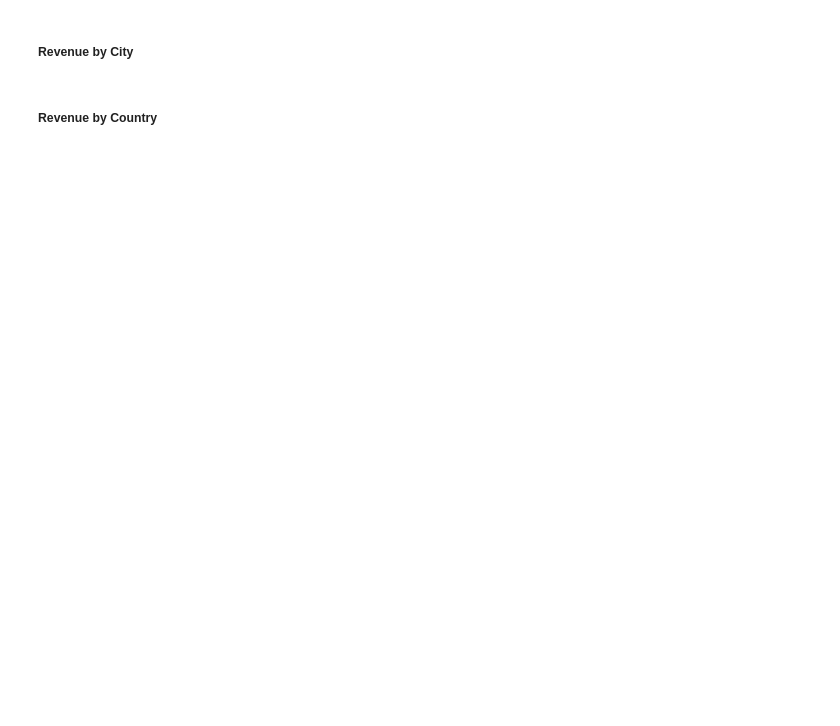
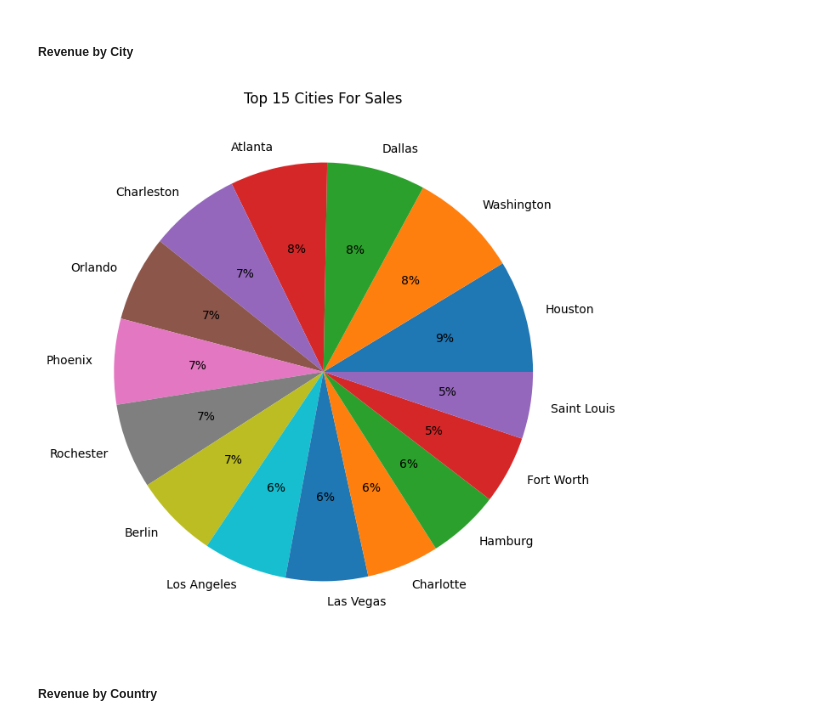
Before and after one commit to marvinobig/pcparts-da, a Jupyter notebook: sales-analysis.ipynb, the cells around one changed output. Saved outputs shown, nothing was run; the diff lists cells and outputs as text; code cells hidden in the pictures; blank space fills up the shorter version.

```diff
--- a/sales-analysis.ipynb
+++ b/sales-analysis.ipynb
@@ -140,3 +133,11 @@ products = pd.Categorical(sales_data_cleaned['product']).categories.to_list()
+# %%
+city_revenue = sales_data_cleaned.groupby('purchase_address_city')['total_price'].sum().sort_values(ascending=False)
+city_revenue.head(15).plot(kind='pie', autopct='%1.0f%%', figsize=(8, 8))
+plt.title('Top 15 Cities For Sales')
+plt.ylabel(None)
+plt.show()
+# %% [output]
+[figure, added]
 # %% [markdown]
 ##### Revenue by Country
 # %%
```
Also changed, not shown: parts of 4 cells of this notebook.
